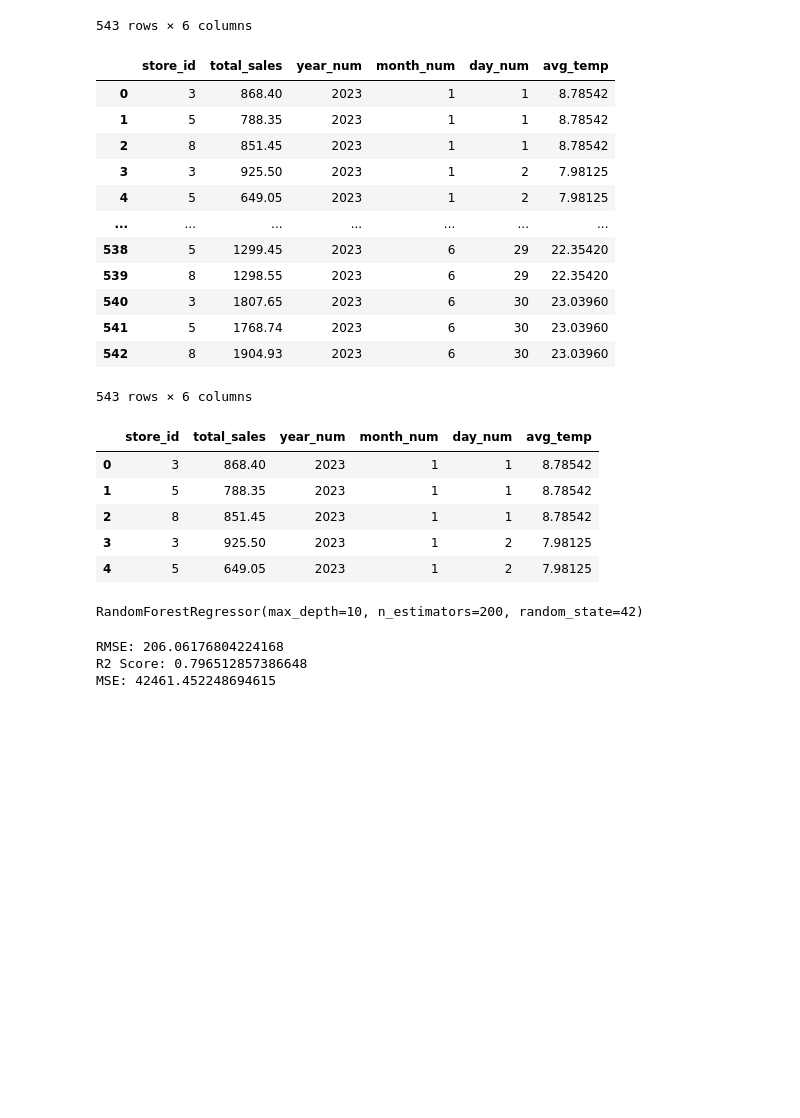
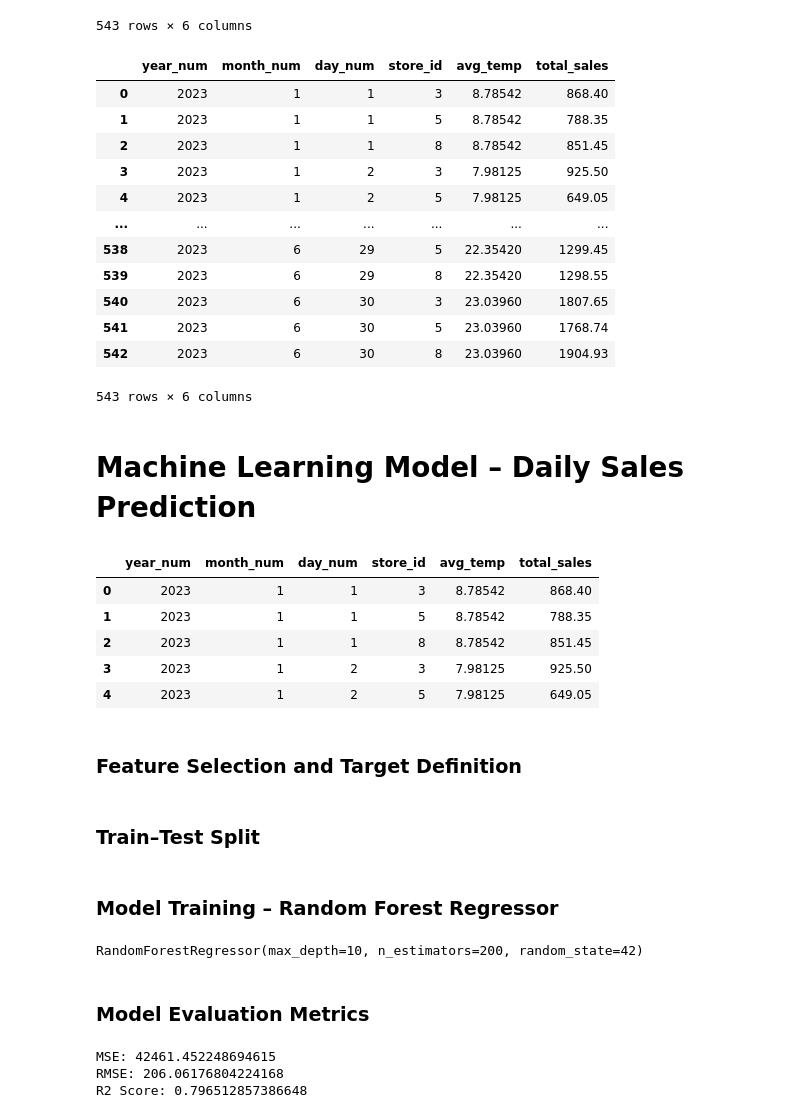
Before and after one commit to zara-abdulla/coffee-shop-sales-analysis, a Jupyter notebook: analysis/sales_forecasting_with_weather.ipynb, the cells around one changed output. Saved outputs shown, nothing was run; the diff lists cells and outputs as text; code cells hidden in the pictures; blank space fills up the shorter version.

```diff
--- a/analysis/sales_forecasting_with_weather.ipynb
+++ b/analysis/sales_forecasting_with_weather.ipynb
@@ -99,21 +99,27 @@ ml_df = pd.merge(
 # %%
 ml_df.drop(columns=["date"], inplace=True)
 # %%
+ml_df = ml_df[
+    ['year_num', 'month_num', 'day_num', 'store_id', 'avg_temp', 'total_sales']
+]
+
 ml_df
 # %% [output]
-|  | store_id | total_sales | year_num | month_num | day_num | avg_temp |
-| 0 | 3 | 868.40 | 2023 | 1 | 1 | 8.78542 |
-| 1 | 5 | 788.35 | 2023 | 1 | 1 | 8.78542 |
-| 2 | 8 | 851.45 | 2023 | 1 | 1 | 8.78542 |
-| 3 | 3 | 925.50 | 2023 | 1 | 2 | 7.98125 |
-| 4 | 5 | 649.05 | 2023 | 1 | 2 | 7.98125 |
+|  | year_num | month_num | day_num | store_id | avg_temp | total_sales |
+| 0 | 2023 | 1 | 1 | 3 | 8.78542 | 868.40 |
+| 1 | 2023 | 1 | 1 | 5 | 8.78542 | 788.35 |
+| 2 | 2023 | 1 | 1 | 8 | 8.78542 | 851.45 |
+| 3 | 2023 | 1 | 2 | 3 | 7.98125 | 925.50 |
+| 4 | 2023 | 1 | 2 | 5 | 7.98125 | 649.05 |
 | ... | ... | ... | ... | ... | ... | ... |
-| 538 | 5 | 1299.45 | 2023 | 6 | 29 | 22.35420 |
-| 539 | 8 | 1298.55 | 2023 | 6 | 29 | 22.35420 |
-| 540 | 3 | 1807.65 | 2023 | 6 | 30 | 23.03960 |
-| 541 | 5 | 1768.74 | 2023 | 6 | 30 | 23.03960 |
-| 542 | 8 | 1904.93 | 2023 | 6 | 30 | 23.03960 |
+| 538 | 2023 | 6 | 29 | 5 | 22.35420 | 1299.45 |
+| 539 | 2023 | 6 | 29 | 8 | 22.35420 | 1298.55 |
+| 540 | 2023 | 6 | 30 | 3 | 23.03960 | 1807.65 |
+| 541 | 2023 | 6 | 30 | 5 | 23.03960 | 1768.74 |
+| 542 | 2023 | 6 | 30 | 8 | 23.03960 | 1904.93 |
 543 rows × 6 columns
+# %% [markdown]
+# Machine Learning Model – Daily Sales Prediction
 # %%
 from sklearn.model_selection import train_test_split
 from sklearn.ensemble import RandomForestRegressor
@@ -121,12 +127,14 @@ from sklearn.metrics import mean_squared_error, r2_score
 
 ml_df.head()
 # %% [output]
-|  | store_id | total_sales | year_num | month_num | day_num | avg_temp |
-| 0 | 3 | 868.40 | 2023 | 1 | 1 | 8.78542 |
-| 1 | 5 | 788.35 | 2023 | 1 | 1 | 8.78542 |
-| 2 | 8 | 851.45 | 2023 | 1 | 1 | 8.78542 |
-| 3 | 3 | 925.50 | 2023 | 1 | 2 | 7.98125 |
-| 4 | 5 | 649.05 | 2023 | 1 | 2 | 7.98125 |
+|  | year_num | month_num | day_num | store_id | avg_temp | total_sales |
+| 0 | 2023 | 1 | 1 | 3 | 8.78542 | 868.40 |
+| 1 | 2023 | 1 | 1 | 5 | 8.78542 | 788.35 |
+| 2 | 2023 | 1 | 1 | 8 | 8.78542 | 851.45 |
+| 3 | 2023 | 1 | 2 | 3 | 7.98125 | 925.50 |
+| 4 | 2023 | 1 | 2 | 5 | 7.98125 | 649.05 |
+# %% [markdown]
+### Feature Selection and Target Definition
 # %%
 features = ['store_id', 'year_num', 'month_num', 'day_num', 'avg_temp']
 target = 'total_sales'
@@ -134,11 +142,15 @@ target = 'total_sales'
 
 X = ml_df[features]
 y = ml_df[target]
+# %% [markdown]
+### Train–Test Split
 # %%
 X_train, X_test, y_train, y_test = train_test_split(X,y,
     test_size=0.2,
     random_state=42
 )
+# %% [markdown]
+### Model Training – Random Forest Regressor
 # %%
 rf_model = RandomForestRegressor(
     n_estimators=200,
@@ -149,6 +161,8 @@ rf_model = RandomForestRegressor(
 rf_model.fit(X_train, y_train)
 # %% [output]
 RandomForestRegressor(max_depth=10, n_estimators=200, random_state=42)
+# %% [markdown]
+### Model Evaluation Metrics
 # %%
 from sklearn.metrics import mean_squared_error, r2_score
 import numpy as np
@@ -159,10 +173,10 @@ mse = mean_squared_error(y_test, y_pred)
 rmse = np.sqrt(mse)
 r2 = r2_score(y_test, y_pred)
 
+print("MSE:", mse)
 print("RMSE:", rmse)
 print("R2 Score:", r2)
-print("MSE:", mse)
 # %% [output]
+MSE: 42461.452248694615
 RMSE: 206.06176804224168
 R2 Score: 0.796512857386648
-MSE: 42461.452248694615
```
Also changed, not shown: parts of 4 cells of this notebook.
